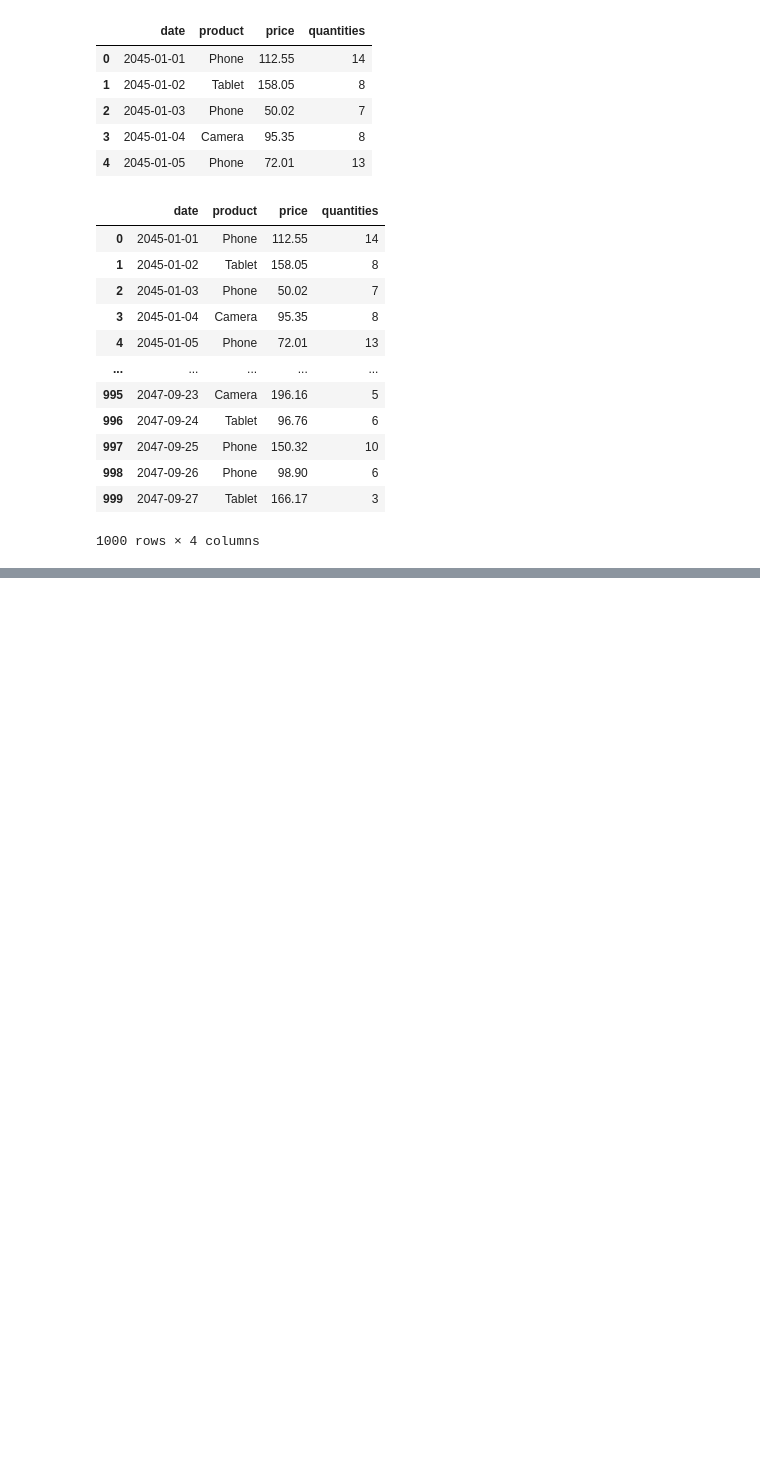
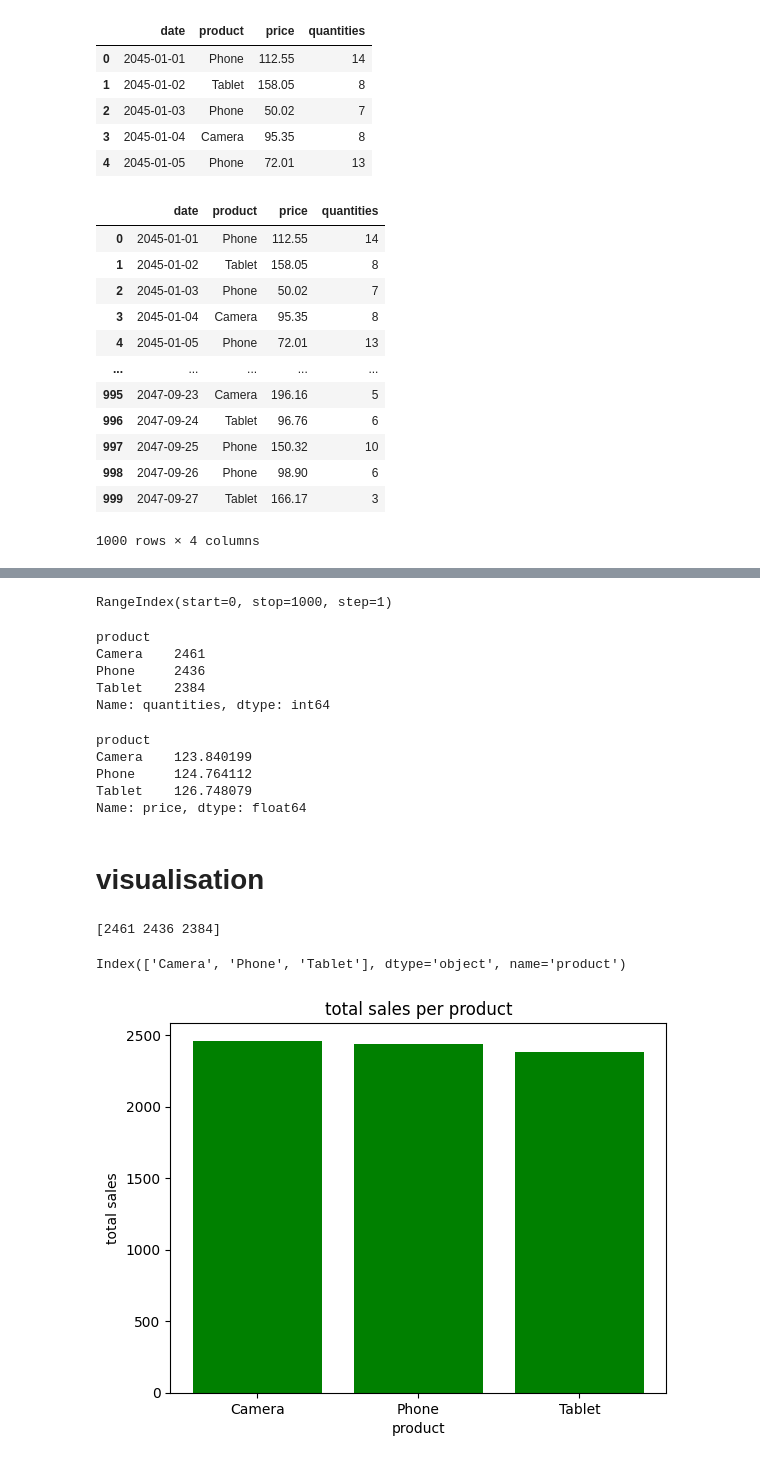
Before and after one commit to seemyoon/machine-learning_intro, a Jupyter notebook: pandas/pandas random csv.ipynb, the cells around one changed output, grey strips where cells are left out. Drawn from its saved outputs; the diff is of its cells as text; code cells hidden in the pictures; blank space fills up the shorter version.

Commit message:
[pandas random csv.ipynb was created // part 2 - visualisation]

```diff
--- a/pandas/pandas random csv.ipynb
+++ b/pandas/pandas random csv.ipynb
@@ -49,0 +90,40 @@ df.to_json('sales_data.json')  # json
+# %%
+df.index
+# %% [output]
+RangeIndex(start=0, stop=1000, step=1)
+# %%
+products_sales = df.groupby('product')['quantities'].sum()
+products_sales
+# %% [output]
+product
+Camera    2461
+Phone     2436
+Tablet    2384
+Name: quantities, dtype: int64
+# %%
+average_sales = df.groupby('product')['price'].mean()
+average_sales
+# %% [output]
+product
+Camera    123.840199
+Phone     124.764112
+Tablet    126.748079
+Name: price, dtype: float64
+# %% [markdown]
+# visualisation
+# %%
+print(products_sales.values)
+# %% [output]
+[2461 2436 2384]
+# %%
+print(products_sales.index)
+# %% [output]
+Index(['Camera', 'Phone', 'Tablet'], dtype='object', name='product')
+# %%
+plt.bar(products_sales.index, products_sales.values, color=['green'])
+plt.title('total sales per product')
+plt.xlabel('product')
+plt.ylabel('total sales')
+plt.show()
+# %% [output]
+[figure, added]
```
Also changed, not shown: parts of 6 cells of this notebook.
